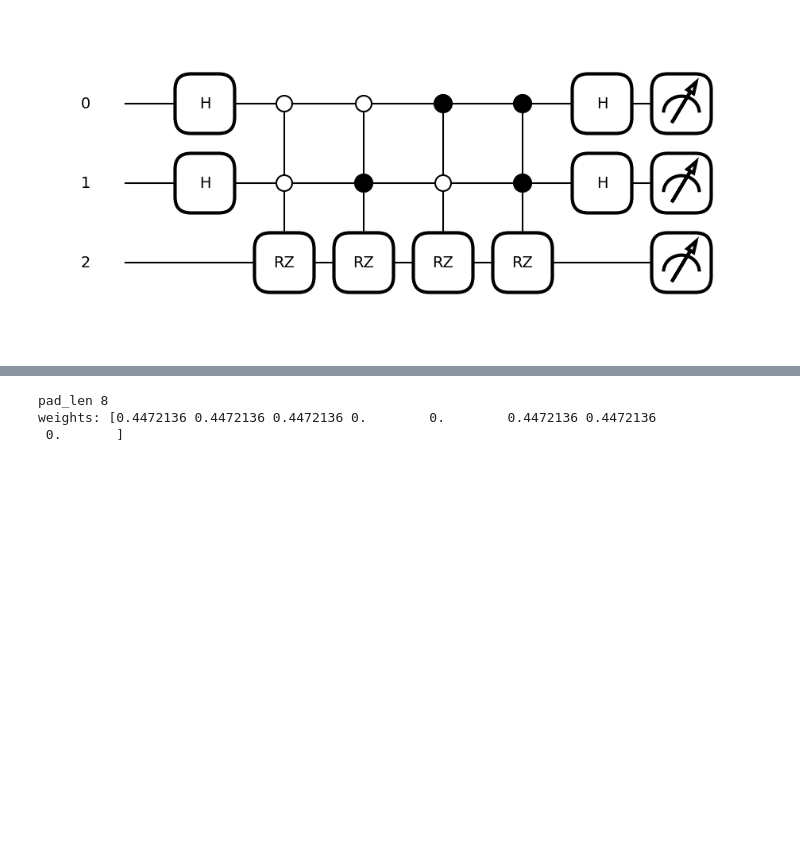
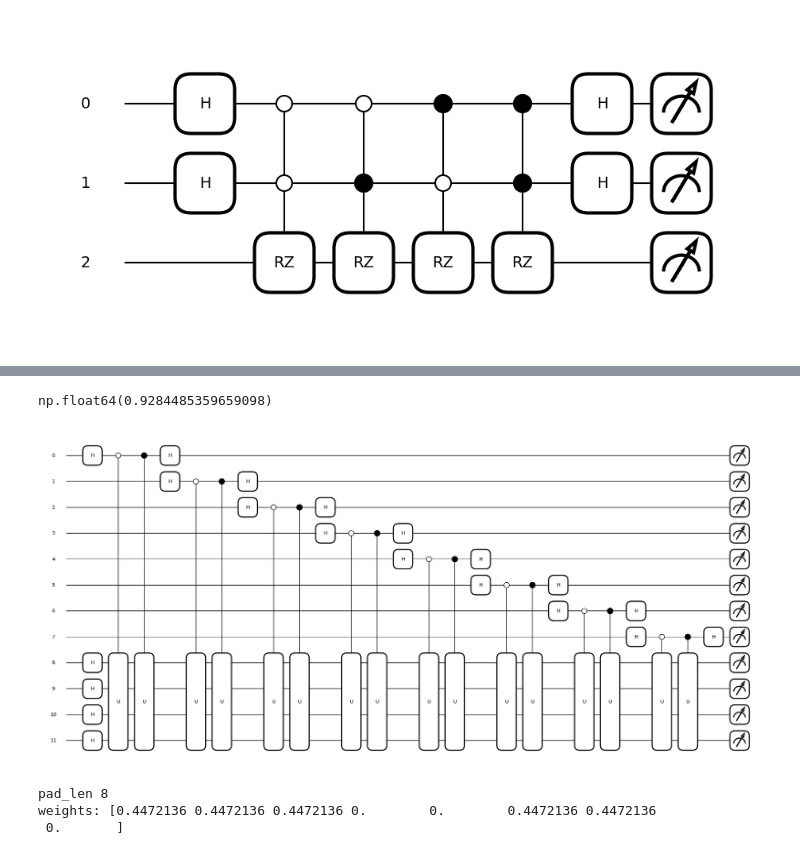
Before and after one commit to schauu/vqe_U, a Jupyter notebook: TrotterQRTE/Pennylane/dirichlet kernel.ipynb, the cells around one changed output, grey strips where cells are left out. Saved outputs shown, nothing was run; the diff lists cells and outputs as text; code cells hidden in the pictures; blank space fills up the shorter version.

```diff
--- a/TrotterQRTE/Pennylane/dirichlet kernel.ipynb
+++ b/TrotterQRTE/Pennylane/dirichlet kernel.ipynb
@@ -134,3 +236,47 @@ qml.draw_mpl(four_term_circuit)()
+# %%
+def plcu(m):
+    M = 2*m
+    n_anc = M
+    system_wires = list(range(n_anc, n_anc + n))
+    dev = qml.device("default.qubit", wires=n + n_anc)
+    U = expm(1j *  H_shifted)
+    Gate_U = qml.QubitUnitary(U, wires=system_wires)
+    U_inv = expm(-1j * H_shifted)
+    Gate_U_inv = qml.QubitUnitary(U_inv, wires=system_wires)
+
+
+    @qml.qnode(dev)
+    def block_encoding():
+        for i in system_wires:
+            qml.Hadamard(i)
+        for i in range(n_anc):
+            qml.Hadamard(i)
+
+    # |00⟩ → e^{-2iZ}
+            qml.ctrl(Gate_U, control=[i], control_values=0)
+
+    # |01⟩ → e^{-iZ}
+
+            qml.ctrl(Gate_U_inv, control=[i], control_values=1)
+            qml.Hadamard(i)
+        return qml.state()
+
+    qml.draw_mpl(block_encoding)()
+    full_state = block_encoding()
+    reshaped = full_state.reshape((2 ** n_anc, 2 ** n))
+    system_state = reshaped[0, :]
+    be_state = system_state
+
+    success_prob = np.sum(np.abs(be_state) ** 2)
+    be_state /= np.linalg.norm(be_state)
+    fidelity = np.abs(np.vdot(be_state, ground_state)) ** 2
+    return fidelity, success_prob
+    #return
+
+plcu(4)[0]
+# %% [output]
+np.float64(0.9284485359659098)
+[figure, added]
 # %%
 n = 4
 dim = 2 ** n
```
Also changed, not shown: parts of 121 cells of this notebook, 33 other files.
